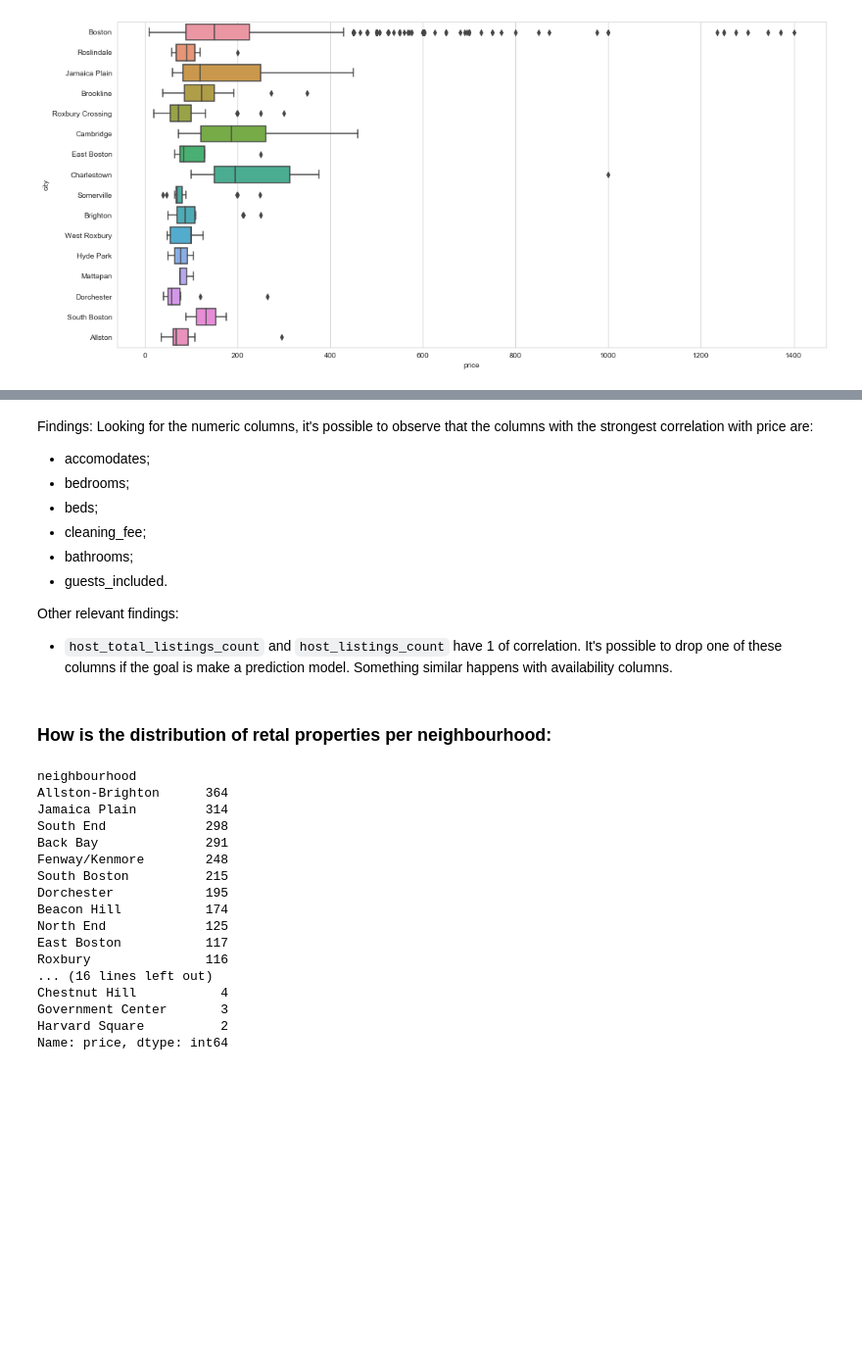
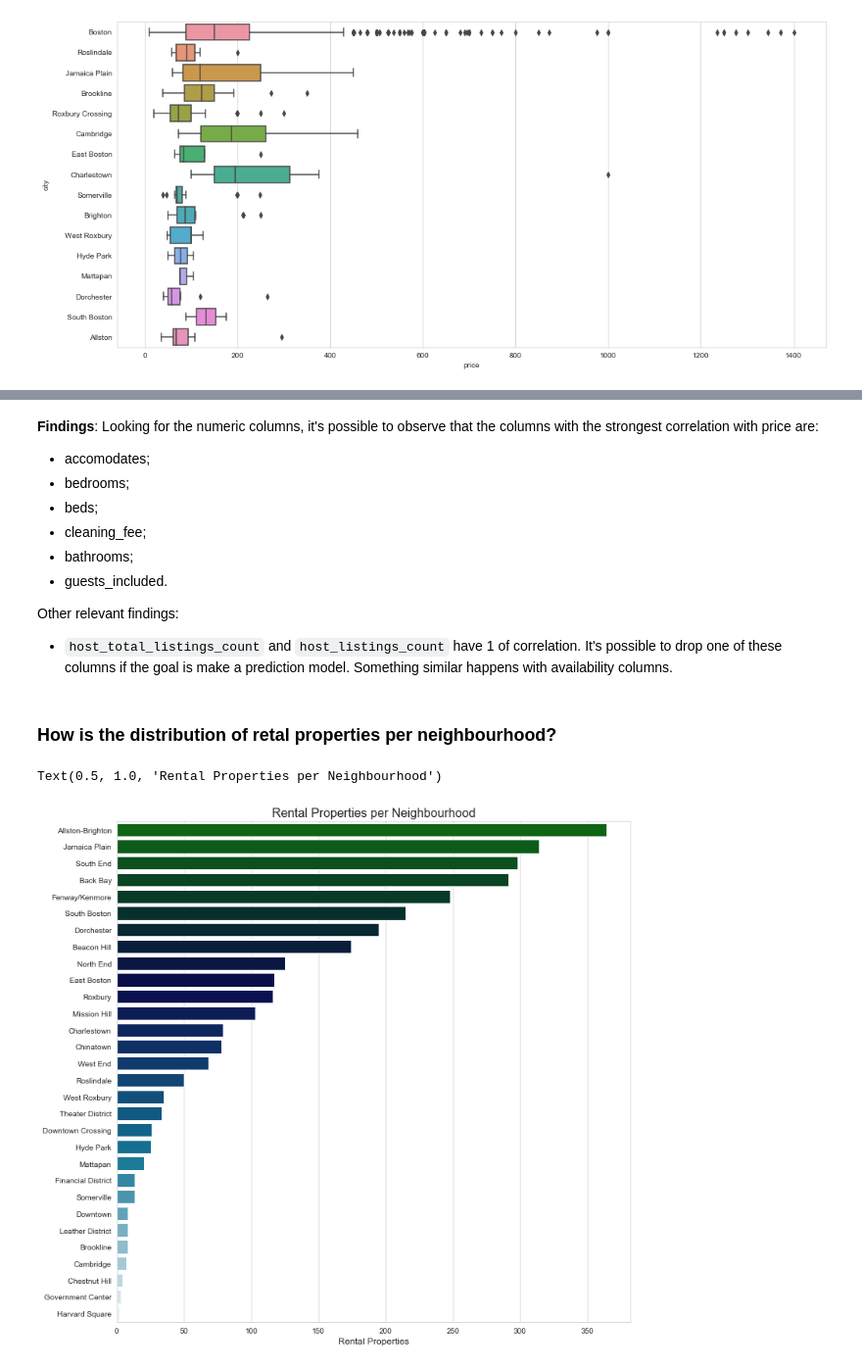
Before and after one commit to vitorscheifler/boston-airbnb-analysis, a Jupyter notebook: Boston Airbnb Analysis.ipynb, the cells around one changed output, grey strips where cells are left out. Shown at 98% size. Cells and saved outputs as stored; diff of their text form; code cells hidden in the pictures; blank space fills up the shorter version.

```diff
--- a/Boston Airbnb Analysis.ipynb
+++ b/Boston Airbnb Analysis.ipynb
@@ -216,5 +225,5 @@ with sns.axes_style("white"):
 # %% [markdown]
-Findings: Looking for the numeric columns, it's possible to observe that the columns with the strongest correlation with price are:
+**Findings**: Looking for the numeric columns, it's possible to observe that the columns with the strongest correlation with price are:
 
 * accomodates;
 * bedrooms;
@@ -227,24 +236,17 @@ Other relevant findings:
 
 * ``host_total_listings_count`` and ``host_listings_count`` have 1 of correlation. It's possible to drop one of these columns if the goal is make a prediction model. Something similar happens with availability columns.
 # %% [markdown]
-### How is the distribution of retal properties per neighbourhood:
+### How is the distribution of retal properties per neighbourhood?
 # %%
-df.groupby(by='neighbourhood')['price'].count().sort_values(ascending=False)
+n_rental_hood = df['neighbourhood'].value_counts()
+
+sns.set({'figure.figsize' : (12,12)})
+sns.set_style("whitegrid")
+
+ax = sns.barplot(x=n_rental_hood, y=n_rental_hood.index, palette='ocean')
+ax.set_xlabel("Rental Properties", fontdict={'fontsize' : 12})
+ax.set_ylabel("")
+ax.set_title("Rental Properties per Neighbourhood", fontdict={'fontsize' : 16})
 # %% [output]
-neighbourhood
-Allston-Brighton      364
-Jamaica Plain         314
-South End             298
-Back Bay              291
-Fenway/Kenmore        248
-South Boston          215
-Dorchester            195
-Beacon Hill           174
-North End             125
-East Boston           117
-Roxbury               116
-... (16 lines left out)
-Chestnut Hill           4
-Government Center       3
-Harvard Square          2
-Name: price, dtype: int64
+Text(0.5, 1.0, 'Rental Properties per Neighbourhood')
+[figure, added]
```
Also changed, not shown: parts of 9 cells of this notebook.
